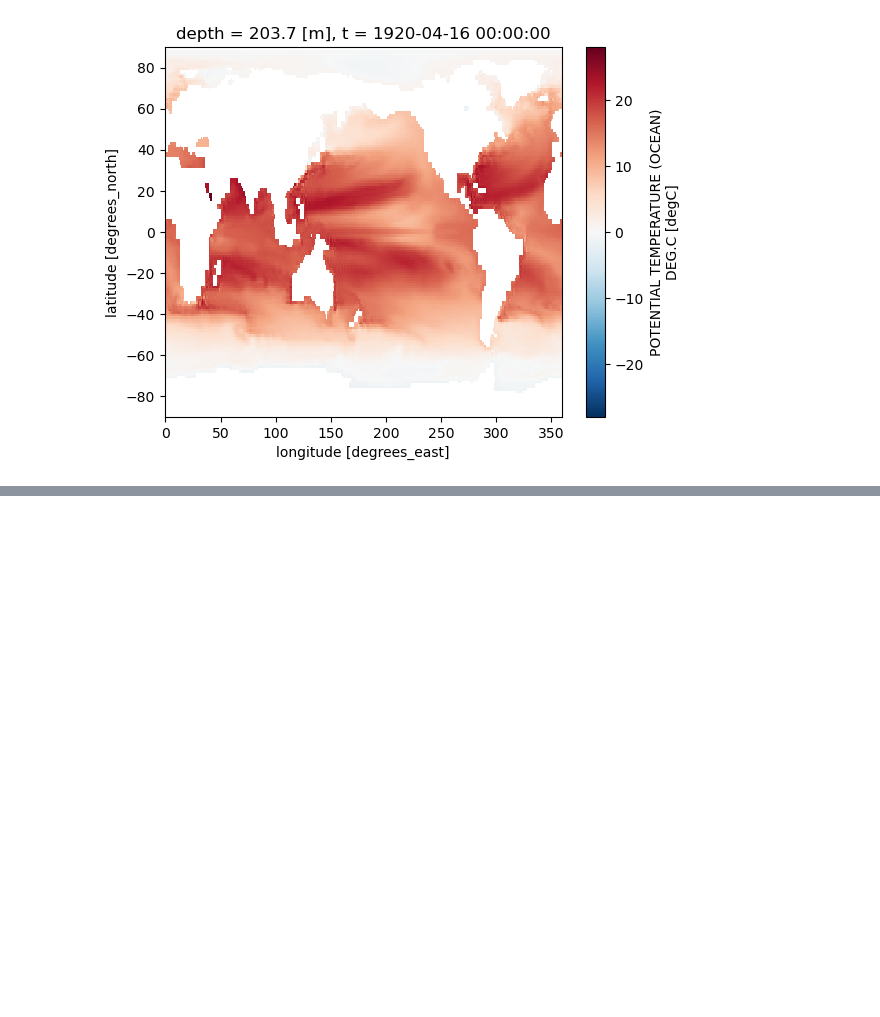
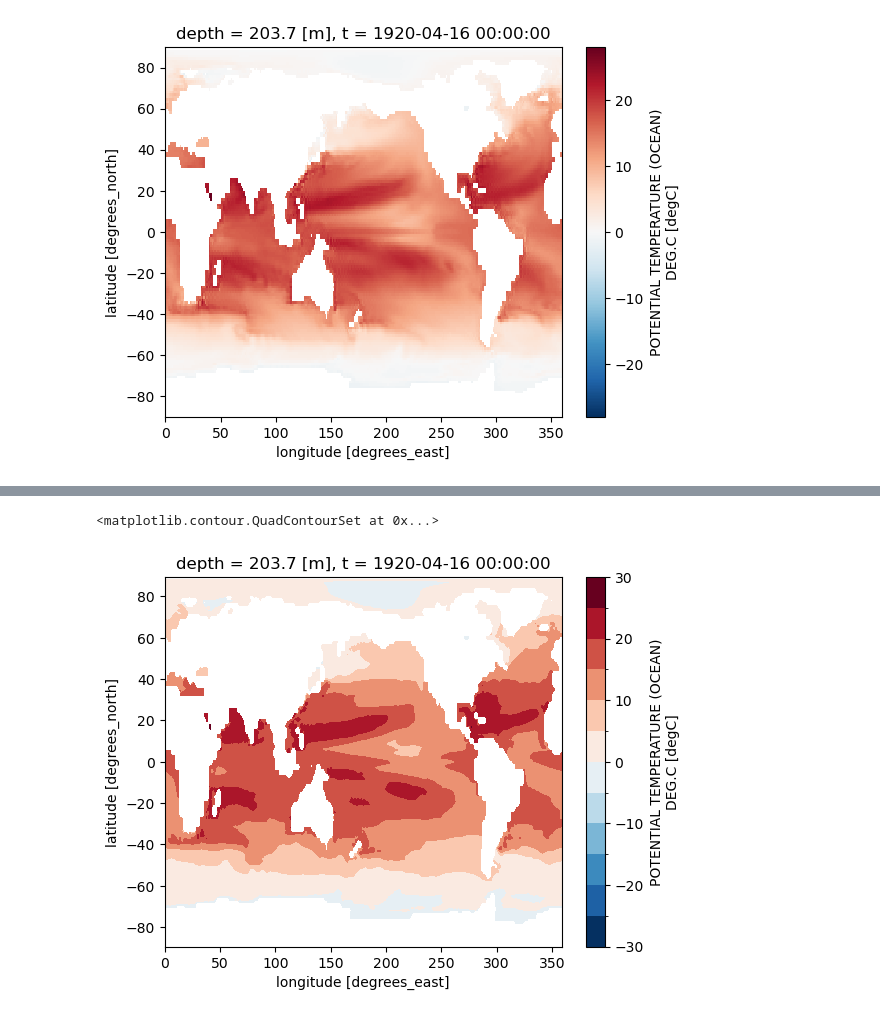
Before and after one commit to indrakshi1510/my-isc-work, a Jupyter notebook: python-data/exercises/ex02a_xr_plotting.ipynb, the cells around one changed output, grey strips where cells are left out. Drawn from its saved outputs; the diff is of its cells as text; code cells hidden in the pictures; blank space fills up the shorter version.

```diff
--- a/python-data/exercises/ex02a_xr_plotting.ipynb
+++ b/python-data/exercises/ex02a_xr_plotting.ipynb
@@ -91,0 +120,6 @@ specific_time.plot()
+# %%
+specific_time = temp.sel(depth='200', method='nearest')
+specific_time.squeeze().plot.contourf(levels=15)
+# %% [output]
+<matplotlib.contour.QuadContourSet at 0x...>
+[figure, added]
```
Also changed, not shown: parts of 5 cells of this notebook.
